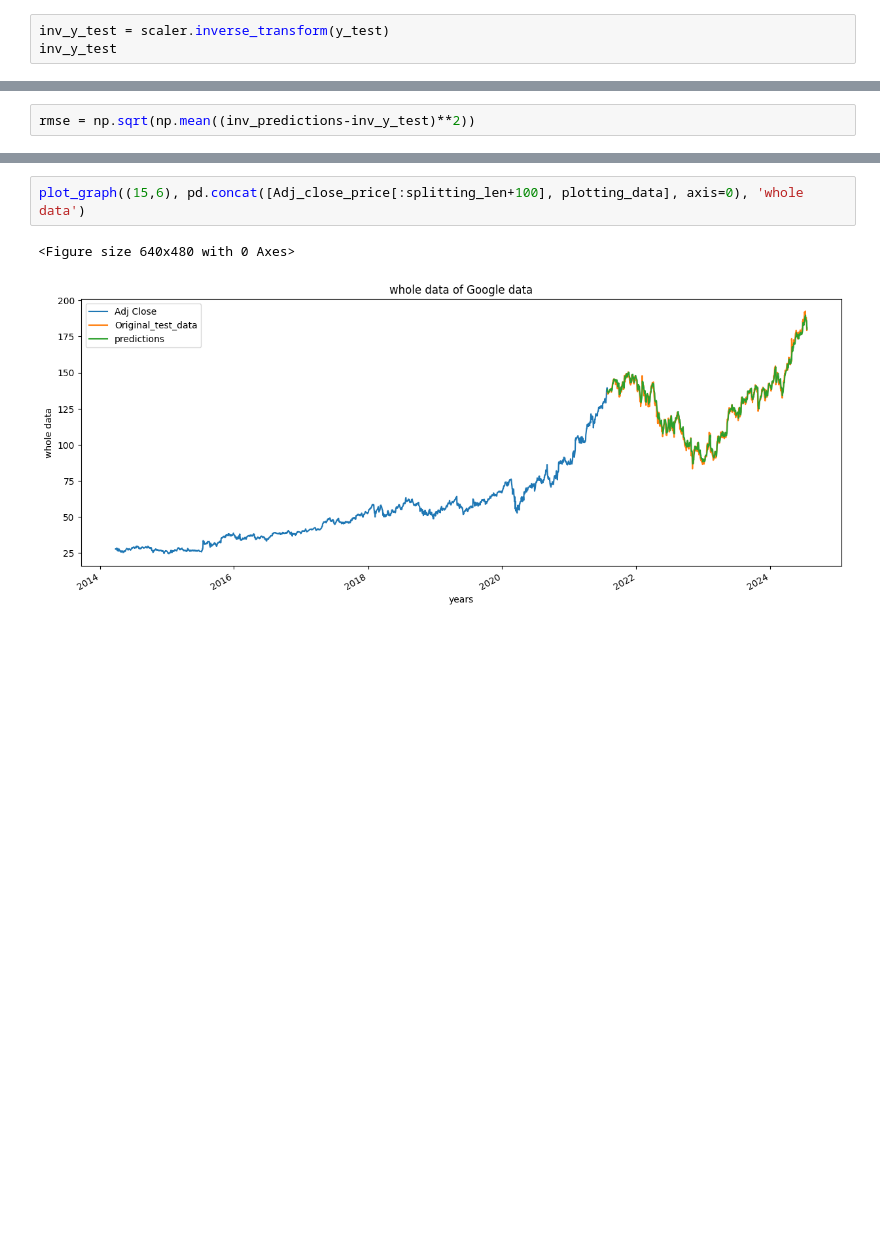
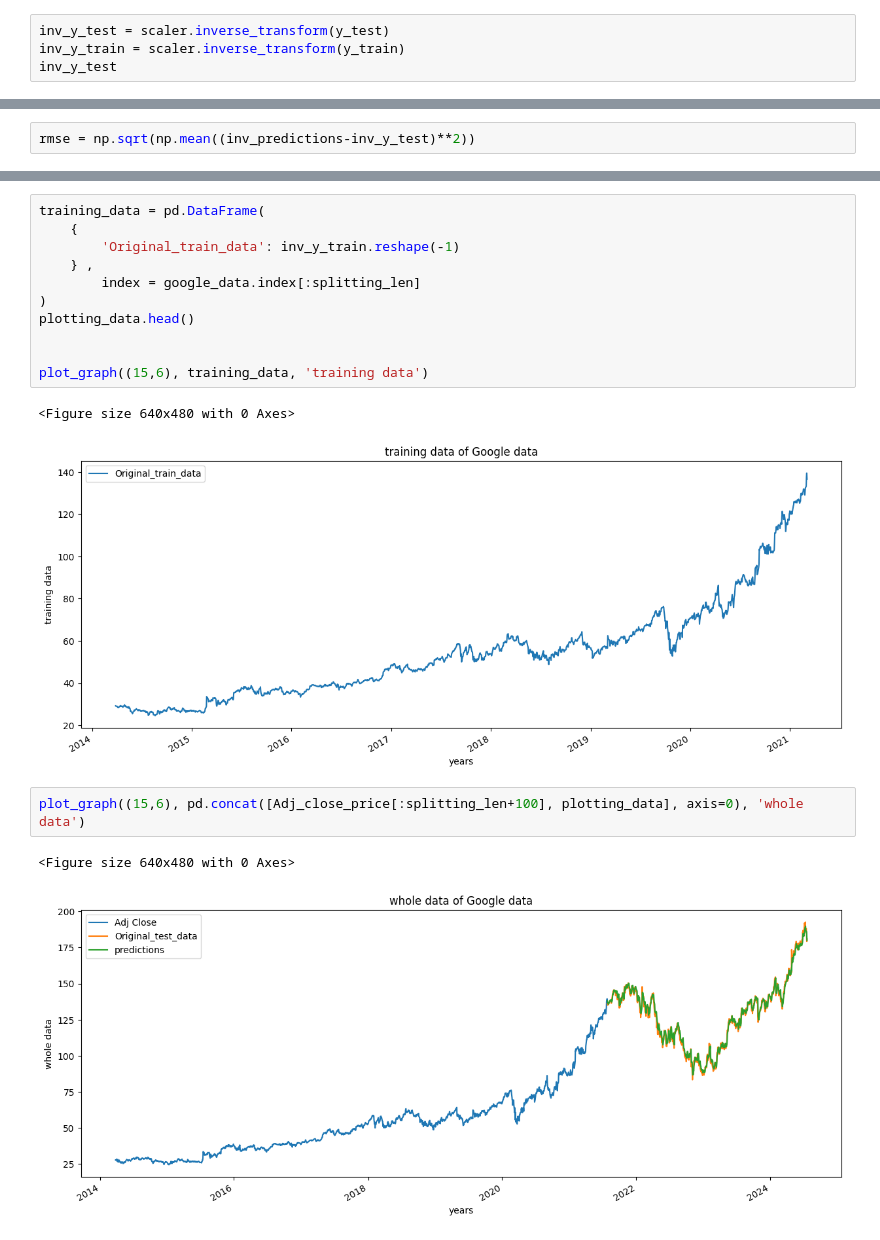
Before and after one commit to Incharajayaram/stock_price_prediction_project, a Jupyter notebook: stockprice.ipynb, the cells around one changed output, grey strips where cells are left out. Cells and saved outputs as stored; diff of their text form; blank space fills up the shorter version.

Commit message:
updated graphs

```diff
--- a/stockprice.ipynb
+++ b/stockprice.ipynb
@@ -388,5 +388,6 @@ array([[0.66434164],
 # %%
 inv_y_test = scaler.inverse_transform(y_test)
+inv_y_train = scaler.inverse_transform(y_train)
 inv_y_test
 # %% [output]
 array([[136.22648621],
@@ -437,3 +438,17 @@ plot_graph((15,6), plotting_data, 'test data')
+# %%
+training_data = pd.DataFrame(
+    {
+        'Original_train_data': inv_y_train.reshape(-1)
+    } ,
+        index = google_data.index[:splitting_len]
+)
+plotting_data.head()
+
+
+plot_graph((15,6), training_data, 'training data')
+# %% [output]
+<Figure size 640x480 with 0 Axes>
+[figure, added]
 # %%
 plot_graph((15,6), pd.concat([Adj_close_price[:splitting_len+100], plotting_data], axis=0), 'whole data')
 # %% [output]
```
Also changed, not shown: parts of 11 cells of this notebook.
